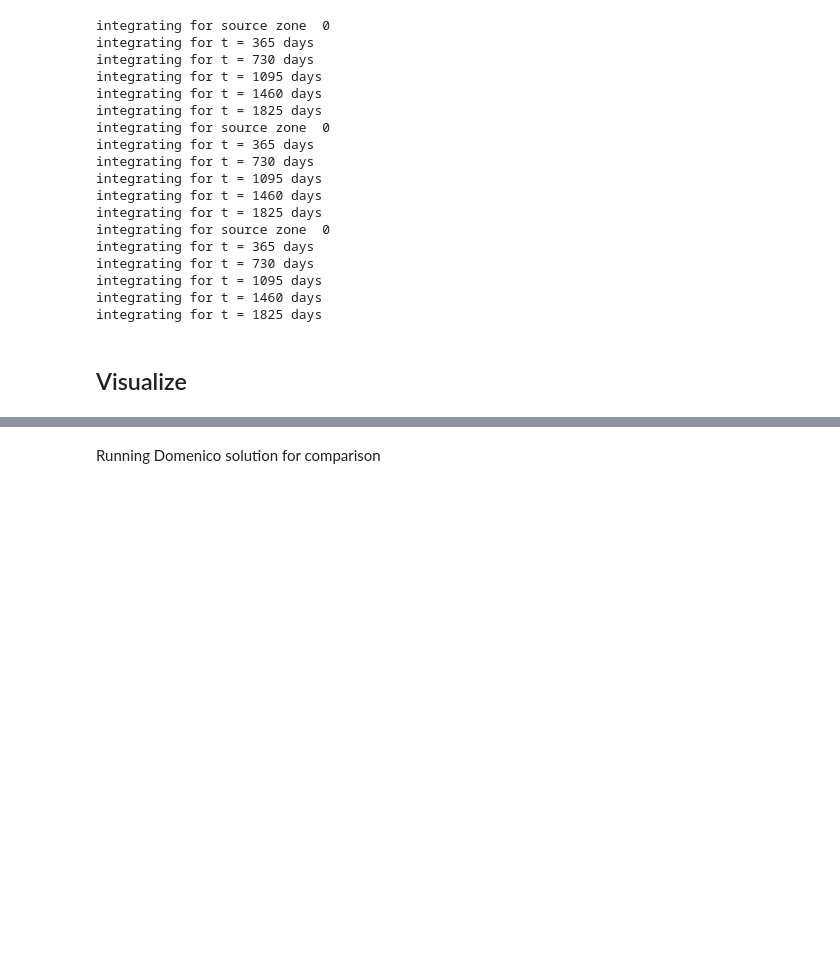
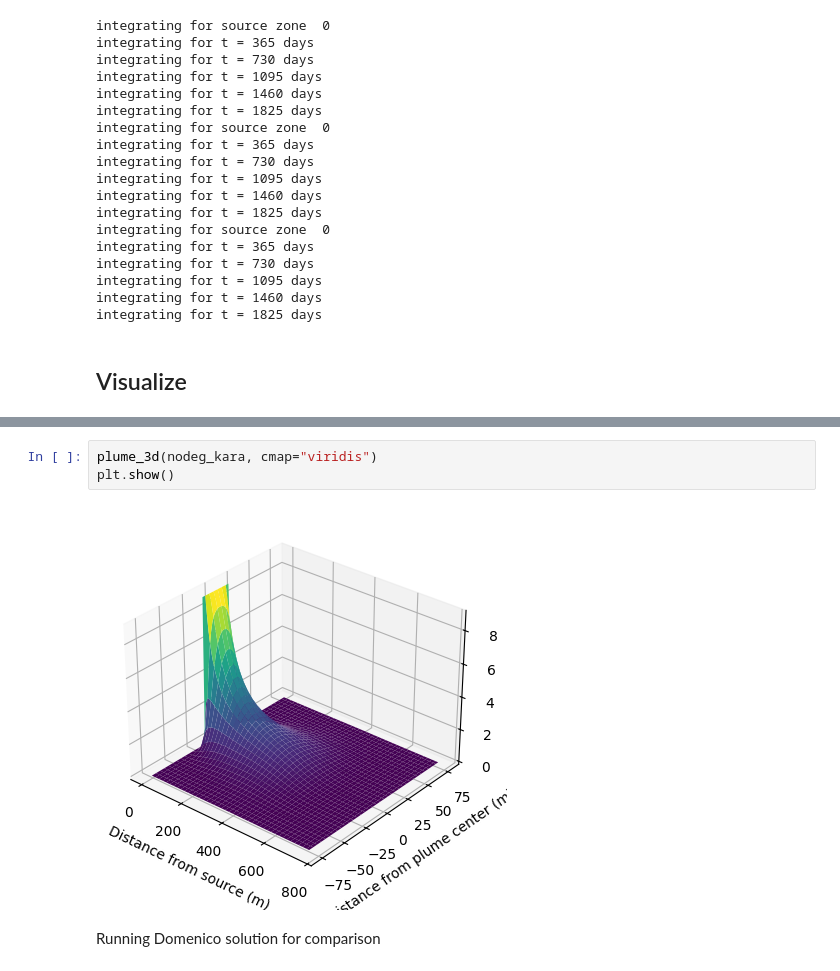
Before and after one commit to MiBiPreT/mibitrans, a Jupyter notebook: examples/example_karanovic.ipynb, the cells around one changed output, grey strips where cells are left out. Drawn from its saved outputs; the diff is of its cells as text; blank space fills up the shorter version.

```diff
--- a/examples/example_karanovic.ipynb
+++ b/examples/example_karanovic.ipynb
@@ -162,3 +152,8 @@ plt.show()
+# %%
+plume_3d(nodeg_kara, cmap="viridis")
+plt.show()
+# %% [output]
+[figure, added]
 # %% [markdown]
 Running Domenico solution for comparison
 # %%
```
Also changed, not shown: parts of 9 cells of this notebook, 1 other file.
